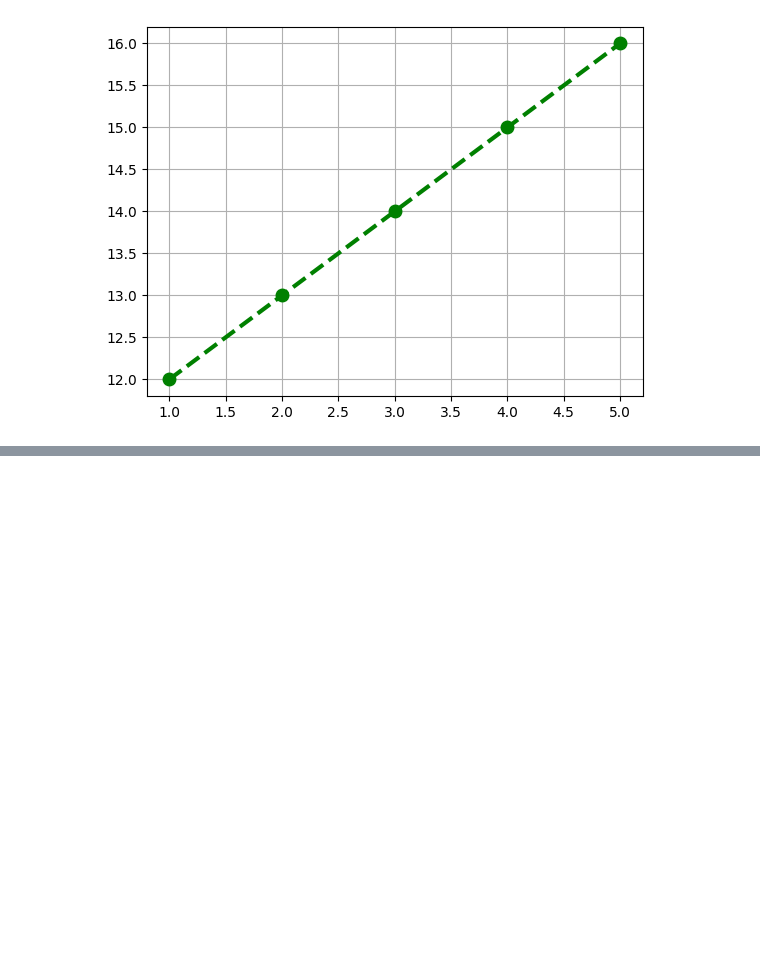
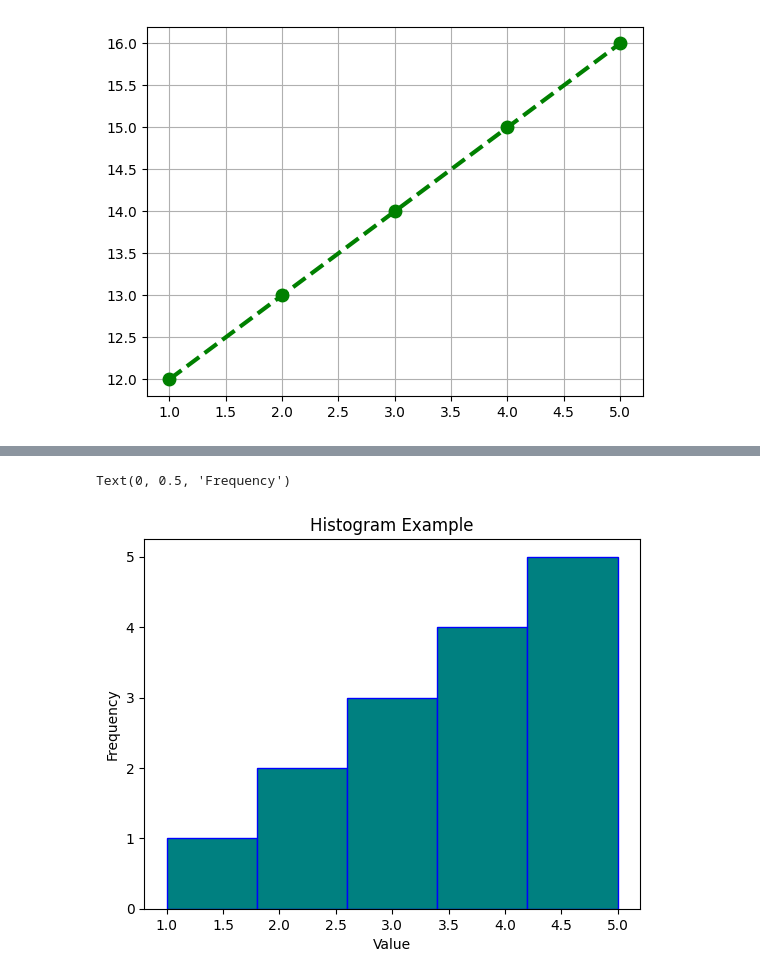
Before and after one commit to Shambhuraje1919/Machine_Learning_Paractice, a Jupyter notebook: package/python_Basics.ipynb, the cells around one changed output, grey strips where cells are left out. Drawn from its saved outputs; the diff is of its cells as text; code cells hidden in the pictures; blank space fills up the shorter version.

```diff
--- a/package/python_Basics.ipynb
+++ b/package/python_Basics.ipynb
@@ -334,0 +348,9 @@ plt.grid(True)
+# %%
+data = [1,2,2,3,3,3,4,4,4,4,5,5,5,5,5]
+plt.hist(data, bins = 5, color = 'teal', edgecolor = 'blue')
+plt.title("Histogram Example")
+plt.xlabel("Value")
+plt.ylabel("Frequency")
+# %% [output]
+Text(0, 0.5, 'Frequency')
+[figure, added]
```
Also changed, not shown: parts of 4 cells of this notebook, 2 other files.
